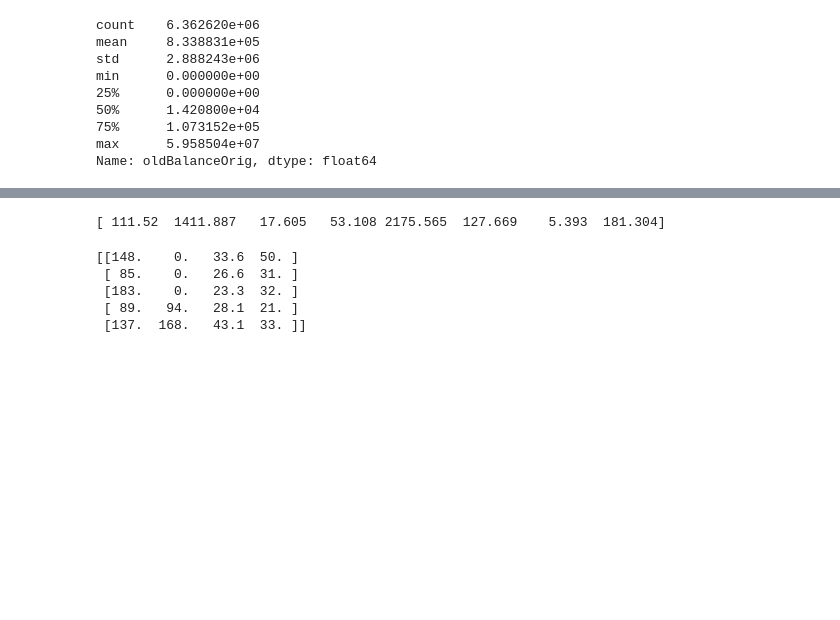
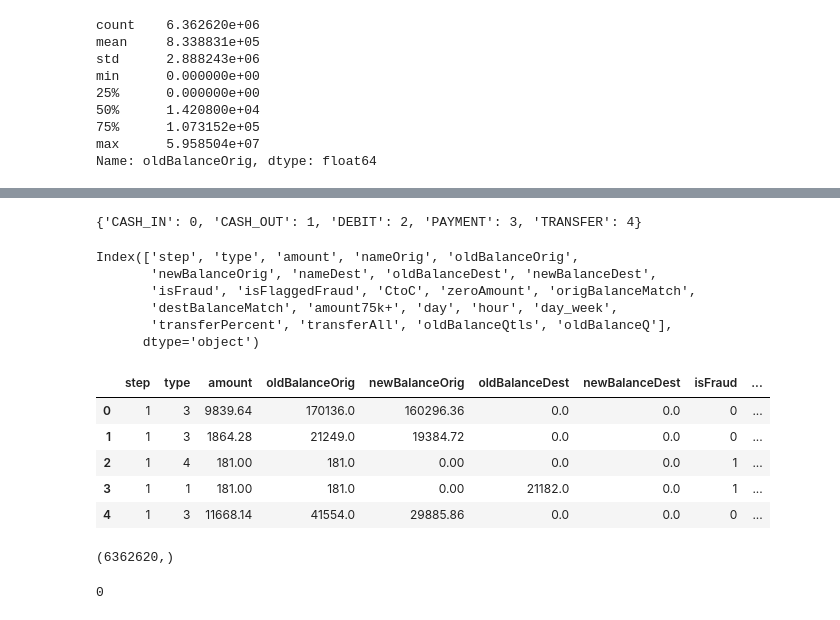
Before and after one commit to PriyankaBiswas/Data-Science, a Jupyter notebook: Unit2_SL/fraud_detection/fraud_detection-pushed.ipynb, the cells around one changed output, grey strips where cells are left out. Cells and saved outputs as stored; diff of their text form; code cells hidden in the pictures; blank space fills up the shorter version.

```diff
--- a/Unit2_SL/fraud_detection/fraud_detection-pushed.ipynb
+++ b/Unit2_SL/fraud_detection/fraud_detection-pushed.ipynb
@@ -550,5 +567,7 @@ for value in data.oldBalanceOrig.values:
     elif value <= 5.958504e+07:
         oldBalanceQ.append(4)
 # %%
-oldBalanceQS = pd.Series(oldBalanceQ)
-data['oldBalanceQtl'] = oldBalanceQS
+oldBalanceQS = pd.Series(oldBalanceQ, name="oldBalanceQtls")
+#type(oldBalanceQS)
+
+#data['oldBalanceQ'] = old
@@ -554,0 +576,3 @@ data['oldBalanceQtl'] = oldBalanceQS
+# %%
+data = data.join(oldBalanceQS)
+data.oldBalanceQtls.isnull().sum()  # 1 Nan, still...
@@ -609,17 +701,44 @@ SelectKBest(k=5, score_func=<function chi2 at 0x...>)
-# %%
-
-# summarize scores
-np.set_printoptions(precision=3)
-print(fit.scores_)
-# %% [output]
-[ 111.52  1411.887   17.605   53.108 2175.565  127.669    5.393  181.304]
-# %%
-features = fit.transform(X)
-# summarize selected features
-print(features[0:5,:])
-# %% [output]
-[[148.    0.   33.6  50. ]
- [ 85.    0.   26.6  31. ]
- [183.    0.   23.3  32. ]
- [ 89.   94.   28.1  21. ]
- [137.  168.   43.1  33. ]]
+# %%
+# Transforming qualitative values of variable 'type' to numerical ones
+type_num = pd.Series(sorted(data_new['type'].unique())).to_dict()
+num_values = dict([(value,key) for key,value in type_num.items()])
+print(num_values)
+data_new['type'] = data_new['type'].map(num_values)
+#print(data_new.type.value_counts())
+# %% [output]
+{'CASH_IN': 0, 'CASH_OUT': 1, 'DEBIT': 2, 'PAYMENT': 3, 'TRANSFER': 4}
+# %%
+data_new.columns
+# %% [output]
+Index(['step', 'type', 'amount', 'nameOrig', 'oldBalanceOrig',
+       'newBalanceOrig', 'nameDest', 'oldBalanceDest', 'newBalanceDest',
+       'isFraud', 'isFlaggedFraud', 'CtoC', 'zeroAmount', 'origBalanceMatch',
+       'destBalanceMatch', 'amount75k+', 'day', 'hour', 'day_week',
+       'transferPercent', 'transferAll', 'oldBalanceQtls', 'oldBalanceQ'],
+      dtype='object')
+# %%
+X = data_new[['step', 'type', 'amount','oldBalanceOrig','newBalanceOrig', 'oldBalanceDest',
+              'newBalanceDest', 'isFraud', 'isFlaggedFraud', 'CtoC', 'zeroAmount',
+              'origBalanceMatch', 'destBalanceMatch', 'amount75k+', 'day', 'hour', 'day_week',
+       'transferPercent', 'transferAll']]  #array of features
+
+Y = data_new.isFraud.values     #target variables
+
+# .fit(X,Y - order important) - is training the model so that the model learns to predict Y from X
+# X and Y are two dataframes, each containing same amount of rows. Each line in X is a vector used to learn corresponding
+# row/vector in the Y
+
+# .transform - gives you the result of what it learnt.
+# %%
+X.head()
+# %% [output]
+|  | step | type | amount | oldBalanceOrig | newBalanceOrig | oldBalanceDest | newBalanceDest | isFraud | ... |
+| 0 | 1 | 3 | 9839.64 | 170136.0 | 160296.36 | 0.0 | 0.0 | 0 | ... |
+| 1 | 1 | 3 | 1864.28 | 21249.0 | 19384.72 | 0.0 | 0.0 | 0 | ... |
+| 2 | 1 | 4 | 181.00 | 181.0 | 0.00 | 0.0 | 0.0 | 1 | ... |
+| 3 | 1 | 1 | 181.00 | 181.0 | 0.00 | 21182.0 | 0.0 | 1 | ... |
+| 4 | 1 | 3 | 11668.14 | 41554.0 | 29885.86 | 0.0 | 0.0 | 0 | ... |
+# %%
+Y.shape
+# %% [output]
+(6362620,)
@@ -625,0 +756,4 @@ print(features[0:5,:])
+# %%
+X.isnull().values.sum()   # 0, when oldBalanceQtls left out
+# %% [output]
+0
```
Also changed, not shown: parts of 43 cells of this notebook.
